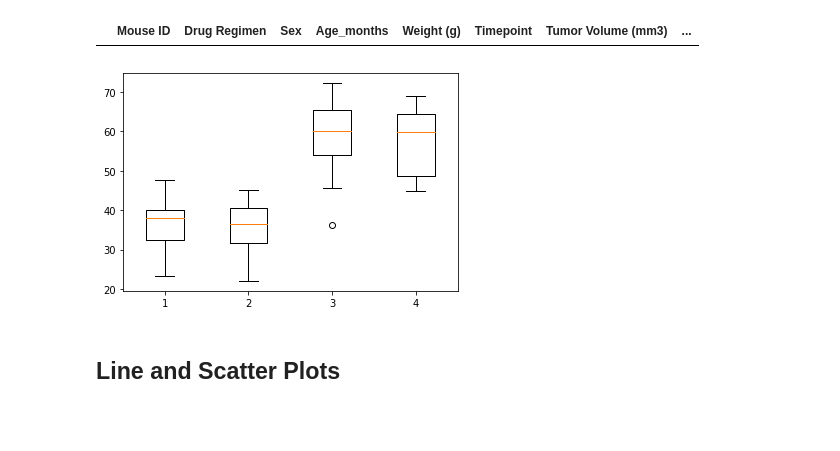
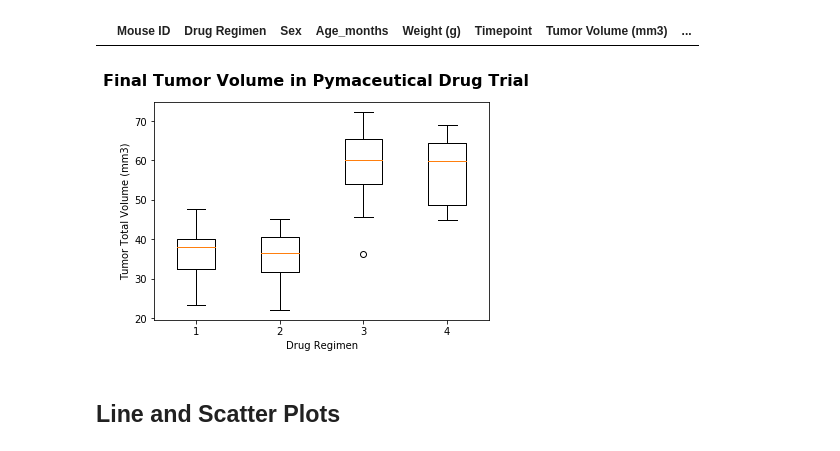
Before and after one commit to briennecole/matplotlib_challenge, a Jupyter notebook: pymaceuticals_challenge.ipynb, the cells around one changed output. Cells and saved outputs as stored; diff of their text form; code cells hidden in the pictures; blank space fills up the shorter version.

Commit message:
stuck on xtick labels for subplots

```diff
--- a/pymaceuticals_challenge.ipynb
+++ b/pymaceuticals_challenge.ipynb
@@ -278,10 +278,16 @@ for x in four_drugs:
 |  | Mouse ID | Drug Regimen | Sex | Age_months | Weight (g) | Timepoint | Tumor Volume (mm3) | ... |
 # %%
 # Generate a box plot of the final tumor volume of each mouse across four regimens of interest
-plt.boxplot(vol_list)
+fig1, ax1 = plt.subplots()
+fig1.suptitle("Final Tumor Volume in Pymaceutical Drug Trial", fontsize=16, fontweight="bold")
+ax1.set_ylabel('Tumor Total Volume (mm3)')
+ax1.boxplot(vol_list)
+ax1.set_xlabel("Drug Regimen")
+
+
 plt.show()
 # %% [output]
-[figure, old version]
+[figure, new version]
 # %% [markdown]
 ## Line and Scatter Plots
 # %%
```
